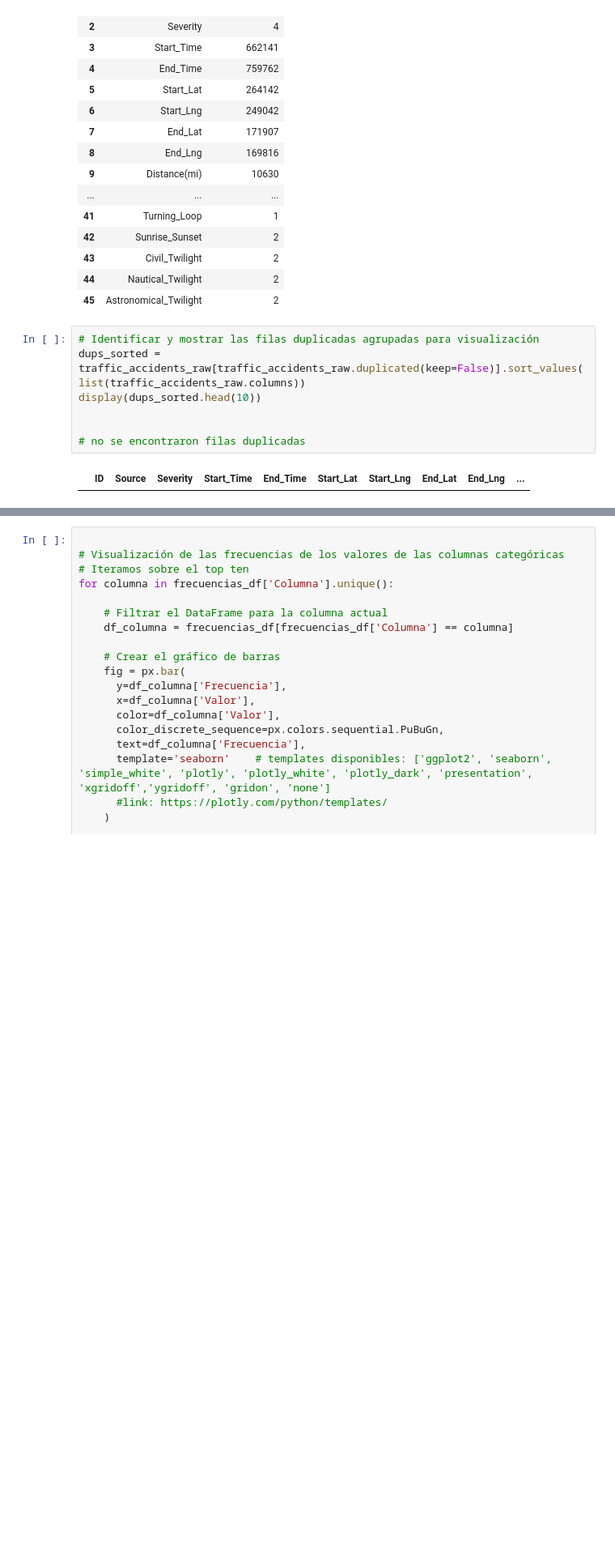
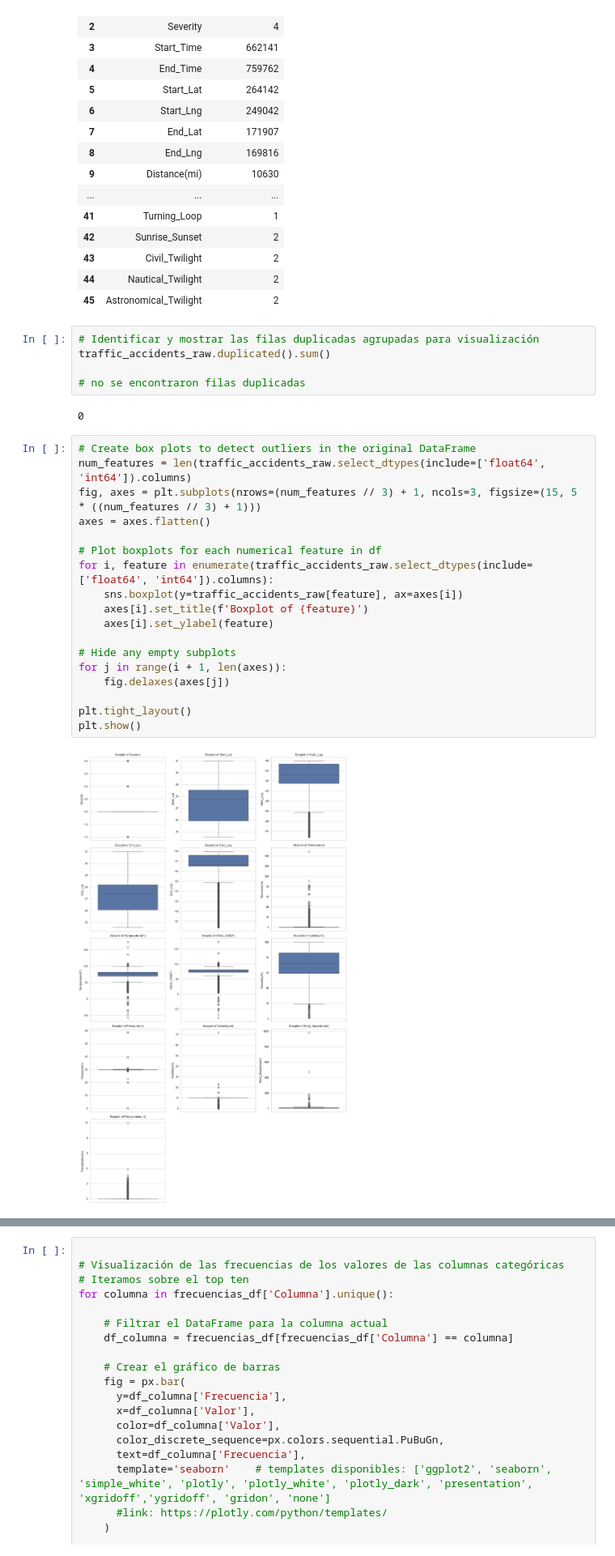
Before and after one commit to edegraciab/final_project, a Jupyter notebook: notebooks/03.EDA_FL.ipynb, the cells around one changed output, grey strips where cells are left out. Shown at 81% size. Saved outputs shown, nothing was run; the diff lists cells and outputs as text; blank space fills up the shorter version.

```diff
--- a/notebooks/03.EDA_FL.ipynb
+++ b/notebooks/03.EDA_FL.ipynb
@@ -209,10 +236,28 @@ Valores únicos por columna:
 | 45 | Astronomical_Twilight | 2 |
 # %%
 # Identificar y mostrar las filas duplicadas agrupadas para visualización
-dups_sorted = traffic_accidents_raw[traffic_accidents_raw.duplicated(keep=False)].sort_values(list(traffic_accidents_raw.columns))
-display(dups_sorted.head(10))
-
+traffic_accidents_raw.duplicated().sum()
 
 # no se encontraron filas duplicadas
 # %% [output]
-|  | ID | Source | Severity | Start_Time | End_Time | Start_Lat | Start_Lng | End_Lat | End_Lng | ... |
+0
+# %%
+# Create box plots to detect outliers in the original DataFrame
+num_features = len(traffic_accidents_raw.select_dtypes(include=['float64', 'int64']).columns)
+fig, axes = plt.subplots(nrows=(num_features // 3) + 1, ncols=3, figsize=(15, 5 * ((num_features // 3) + 1)))
+axes = axes.flatten()
+
+# Plot boxplots for each numerical feature in df
+for i, feature in enumerate(traffic_accidents_raw.select_dtypes(include=['float64', 'int64']).columns):
+    sns.boxplot(y=traffic_accidents_raw[feature], ax=axes[i])
+    axes[i].set_title(f'Boxplot of {feature}')
+    axes[i].set_ylabel(feature)
+
+# Hide any empty subplots
+for j in range(i + 1, len(axes)):
+    fig.delaxes(axes[j])
+
+plt.tight_layout()
+plt.show()
+# %% [output]
+[figure, added]
```
Also changed, not shown: parts of 23 cells of this notebook.
